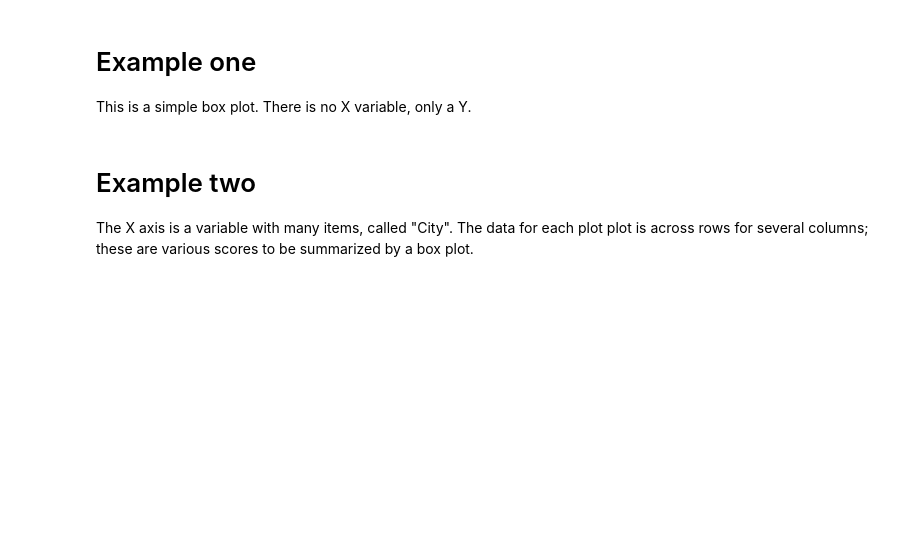
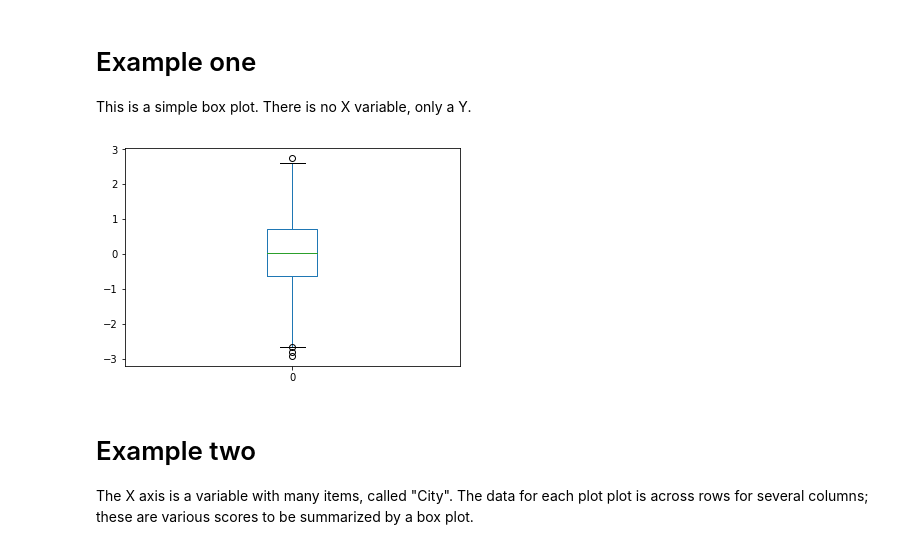
Before and after one commit to gillespilon/box_plot, a Jupyter notebook: box_plot.ipynb, the cells around one changed output. Saved outputs shown, nothing was run; the diff lists cells and outputs as text; code cells hidden in the pictures; blank space fills up the shorter version.

```diff
--- a/box_plot.ipynb
+++ b/box_plot.ipynb
@@ -10,6 +15,12 @@ The whiskers extend to the last value before $Q3 + 1.5 * (Q3 - Q1)$ or $Q3 - 1.5
 # %% [markdown]
 # Example one
 This is a simple box plot. There is no X variable, only a Y.
+# %%
+mu, sigma, n = 0, 1, 1000
+df = pd.DataFrame(np.random.normal(mu, sigma, n))
+ax = df.plot.box()
+# %% [output]
+[figure, added]
 # %% [markdown]
 # Example two
 The X axis is a variable with many items, called "City". The data for each plot plot is across rows for several columns; these are various scores to be summarized by a box plot.
```
Also changed, not shown: parts of 2 cells of this notebook.
